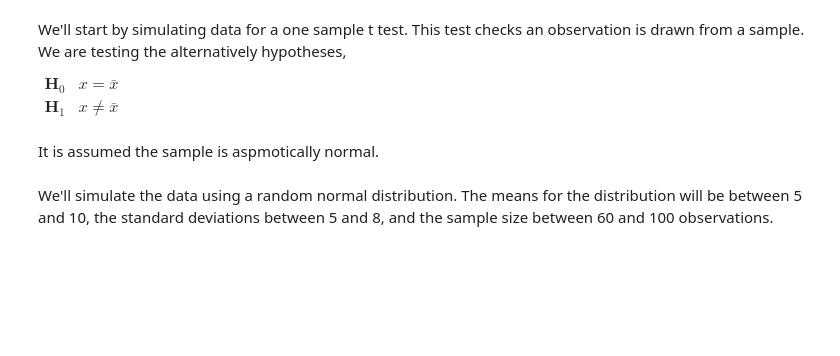
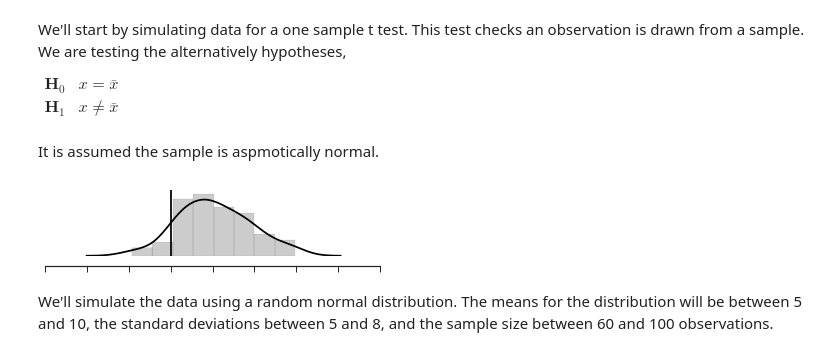
Before and after one commit to JWDebelius/monte_carlo_power, a Jupyter notebook: ipynb/1-Build Simulations.ipynb, the cells around one changed output. Cells and saved outputs as stored; diff of their text form; code cells hidden in the pictures; blank space fills up the shorter version.

```diff
--- a/ipynb/1-Build Simulations.ipynb
+++ b/ipynb/1-Build Simulations.ipynb
@@ -96,11 +78,13 @@ It is assumed the sample is aspmotically normal.
 # %%
 data = sim.simulate_ttest_1(mu_lim=[5, 6], sigma_lim=[4, 6], count_lim=[100, 101])
 ax = plt.subplot(3, 1, 1)
 sn.distplot(data[1], ax=ax, color='k', hist_kws={'alpha': 0.2})
 ylim = ax.get_ylim()
-ax.plot([0, 0], [0, 0.125], 'r-')
+ax.plot([0, 0], [0, 0.125], 'k-')
 ax.set_ylim(ylim)
 clean_up_axis(ax)
+# %% [output]
+[figure, added]
 # %% [markdown]
 We'll simulate the data using a random normal distribution. The means for the distribution will be between 5 and 10, the standard deviations between 5 and 8, and the sample size between 60 and 100 observations.
 # %%
```
Also changed, not shown: parts of 20 cells of this notebook.
